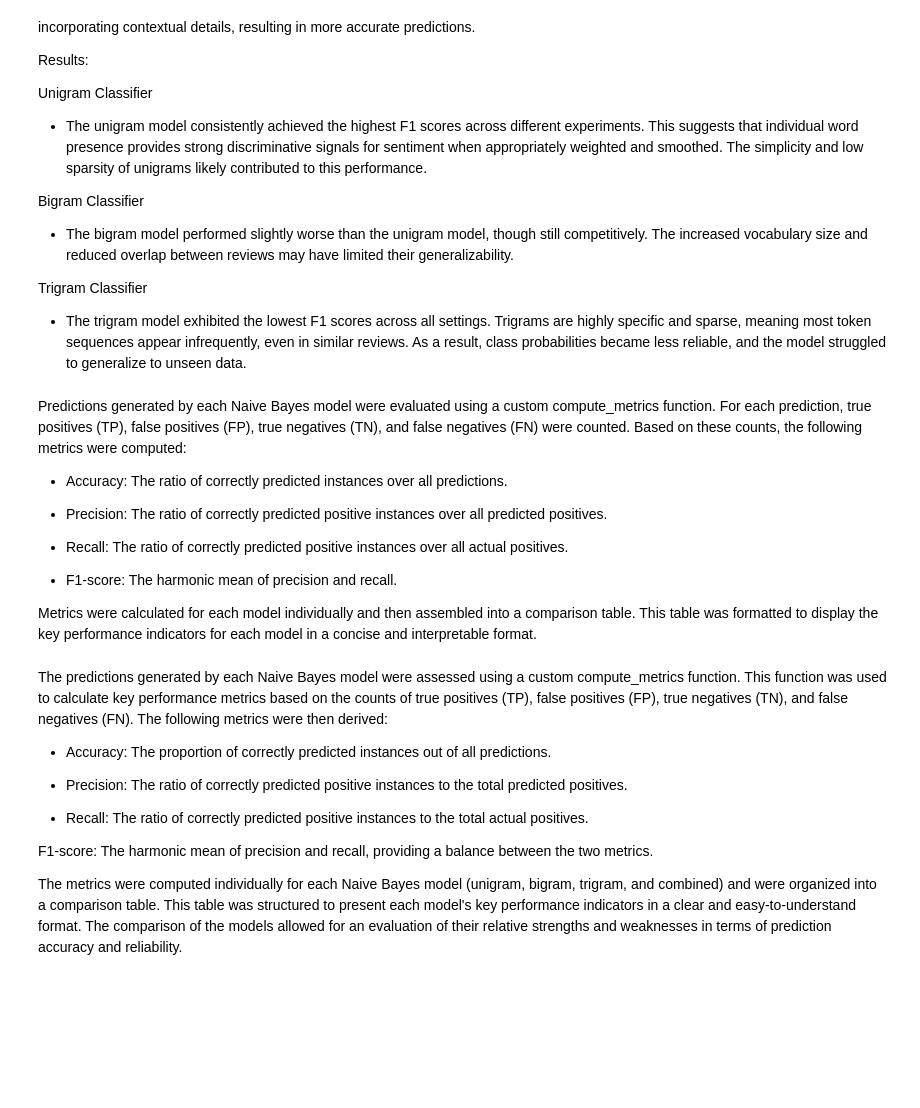
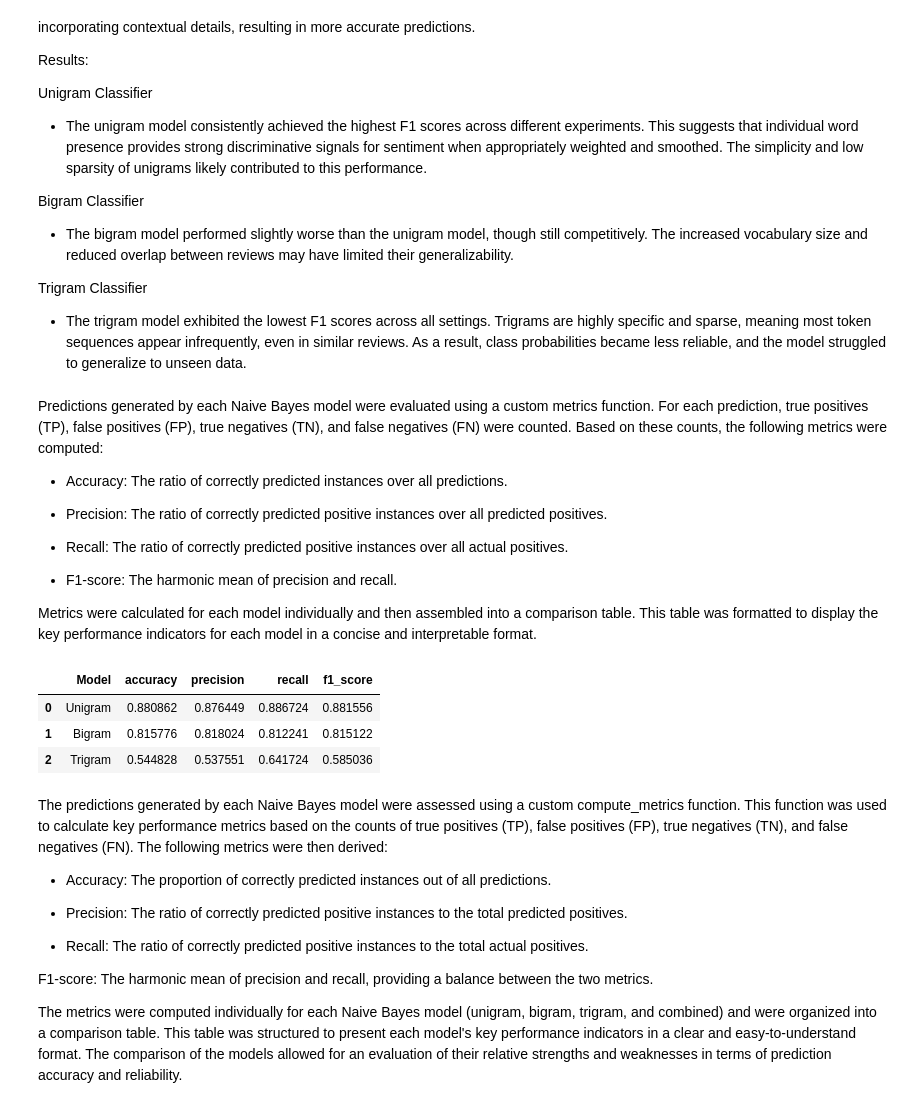
Before and after one commit to zeynepcetin589/ML_Assignment3, a Jupyter notebook: pa3.ipynb, the cells around one changed output. Cells and saved outputs as stored; diff of their text form; code cells hidden in the pictures; blank space fills up the shorter version.

```diff
--- a/pa3.ipynb
+++ b/pa3.ipynb
@@ -101,10 +123,10 @@ To ensure that only significant tokens were retained, the selected stopwords wer
 stopwords = {"i", "me", "my", "myself", "we", "our", "ours", "ourselves", "you", "your", "yours", "yourself", "yourselves", "he", "him", "his", "himself", "she", "her", "hers", "herself", "it", "its", "itself", "they", "them", "their", "theirs", "themselves", "what", "which", "who", "whom", "this", "that", "these", "those", "am", "is", "are", "was", "were", "be", "been", "being", "have", "has", "had", "having", "do", "does", "did", "doing", "a", "an", "the", "and", "but", "if", "or", "because", "as", "until", "while", "of", "at", "by", "for", "with", "about", "against", "between", "into", "through", "during", "before", "after", "above", "below", "to", "from", "up", "down", "in", "out", "on", "off", "over", "under", "again", "further", "then", "once", "here", "there", "when", "where", "why", "how", "all", "any", "both", "each", "few", "more", "most", "other", "some", "such", "only", "own", "same", "so", "than", "too", "very", "s", "t", "can", "will", "just", "now"}
 
 
-def remove_stopwords(tokens):
+def remove_stopwords_unigrams(tokens):
     return [token for token in tokens if token not in stopwords]
 
-df['clean_tokens'] = df['Combined'].apply(lambda x: remove_stopwords(tokenize(x, 1)))
+df['clean_tokens'] = df['Combined'].apply(lambda x: remove_stopwords_unigrams(tokenize(x, 1)))
 
 
 def remove_stopwords_from_bigrams(bigrams):
@@ -188,7 +217,7 @@ This strategy performed better than labeling 3-star reviews as positive but stil
 Conclusion:
 The highest classification performance was achieved when 3-star reviews were excluded. This indicates that their inclusion—regardless of whether they were labeled as positive or negative—introduces ambiguity that weakens the sentiment signal. Therefore, for binary sentiment analysis tasks aiming for clear positive/negative separation, it is advisable to remove neutral reviews from the training data.
 # %%
-def label_sentiment(star):
+def star_label(star):
     if star == 1 or star == 2:
         return 0
     elif star == 4 or star == 5:
@@ -196,7 +225,7 @@ def label_sentiment(star):
     else:
         return None
 
-df['Label'] = df['Star'].apply(label_sentiment)
+df['Label'] = df['Star'].apply(star_label)
 df = df.dropna(subset=['Label'])
 # %% [markdown]
 The title and content fields were re-concatenated and stored in the combined text column to ensure that the most up-to-date, cleaned versions of both fields were reflected in the analysis.
@@ -308,7 +337,7 @@ class NaiveBayesClassifier:
                 weight = 1.0 if star == 5 else 0.5
 
             if self.n_gram == 1:
-                tokens = remove_stopwords(tokenize(text, 1))
+                tokens = remove_stopwords_unigrams(tokenize(text, 1))
             elif self.n_gram == 2:
                 tokens = remove_stopwords_from_bigrams(tokenize(text, 2))
             elif self.n_gram == 3:
@@ -326,8 +355,8 @@ class NaiveBayesClassifier:
 
 
         if self.n_gram == 1:
-            title_tokens = remove_stopwords(tokenize(title, 1))
-            content_tokens = remove_stopwords(tokenize(content, 1))
+            title_tokens = remove_stopwords_unigrams(tokenize(title, 1))
+            content_tokens = remove_stopwords_unigrams(tokenize(content, 1))
         elif self.n_gram == 2:
             title_tokens = remove_stopwords_from_bigrams(tokenize(title, 2))
             content_tokens = remove_stopwords_from_bigrams(tokenize(content, 2))
@@ -345,7 +374,7 @@ class NaiveBayesClassifier:
             title_weight = 0.7
             content_weight = 0.3
 
-            def token_log_sum(tokens, weight):
+            def log_sum(tokens, weight):
                 return sum(
                     weight * math.log(
                         (self.class_token_counts[c].get(token if token in self.vocabulary else "<UNK>", 0) + 1)
@@ -354,7 +383,7 @@ class NaiveBayesClassifier:
                     for token in tokens
                 )
 
-            log_prob = log_prior + token_log_sum(title_tokens, title_weight) + token_log_sum(content_tokens, content_weight)
+            log_prob = log_prior + log_sum(title_tokens, title_weight) + log_sum(content_tokens, content_weight)
             class_scores[c] = log_prob
 
 
@@ -362,7 +391,6 @@ class NaiveBayesClassifier:
 
 
 
-#Training
 nb_unigram = NaiveBayesClassifier(n_gram=1)
 nb_bigram = NaiveBayesClassifier(n_gram=2)
 nb_trigram = NaiveBayesClassifier(n_gram=3)
@@ -376,7 +404,7 @@ test_df['pred_uni'] = test_df.apply(lambda row: nb_unigram.predict(row['Title'],
 test_df['pred_bi'] = test_df.apply(lambda row: nb_bigram.predict(row['Title'], row['Content']), axis=1)
 test_df['pred_tri'] = test_df.apply(lambda row: nb_trigram.predict(row['Title'], row['Content']), axis=1)
 # %% [markdown]
-Predictions generated by each Naive Bayes model were evaluated using a custom compute_metrics function. For each prediction, true positives (TP), false positives (FP), true negatives (TN), and false negatives (FN) were counted. Based on these counts, the following metrics were computed:
+Predictions generated by each Naive Bayes model were evaluated using a custom metrics function. For each prediction, true positives (TP), false positives (FP), true negatives (TN), and false negatives (FN) were counted. Based on these counts, the following metrics were computed:
 
 * Accuracy: The ratio of correctly predicted instances over all predictions.
 
@@ -388,7 +416,7 @@ Predictions generated by each Naive Bayes model were evaluated using a custom co
 
 Metrics were calculated for each model individually and then assembled into a comparison table. This table was formatted to display the key performance indicators for each model in a concise and interpretable format.
 # %%
-def compute_metrics(y_true, y_pred):
+def metrics(y_true, y_pred):
     TP = FP = TN = FN = 0
 
     for true, pred in zip(y_true, y_pred):
@@ -397,36 +425,41 @@ def compute_metrics(y_true, y_pred):
         elif true == 0 and pred == 1:
             FP += 1
         elif true == 0 and pred == 0:
             TN += 1
         elif true == 1 and pred == 0:
             FN += 1
 
     accuracy = (TP + TN) / (TP + TN + FP + FN) if TP + TN + FP + FN > 0 else 0
     precision = TP / (TP + FP) if TP + FP > 0 else 0
     recall = TP / (TP + FN) if TP + FN > 0 else 0
     f1 = 2 / (1/precision + 1/recall) if precision + recall > 0 else 0
 
     return {
         "TP": TP, "TN": TN, "FP": FP, "FN": FN,
         "accuracy": accuracy,
         "precision": precision,
         "recall": recall,
         "f1_score": f1
     }
 
 
-metrics_uni = compute_metrics(test_df['Label'].tolist(), test_df['pred_uni'].tolist())
-metrics_bi = compute_metrics(test_df['Label'].tolist(), test_df['pred_bi'].tolist())
-metrics_tri = compute_metrics(test_df['Label'].tolist(), test_df['pred_tri'].tolist())
+metrics_uni = metrics(test_df['Label'].tolist(), test_df['pred_uni'].tolist())
+metrics_bi = metrics(test_df['Label'].tolist(), test_df['pred_bi'].tolist())
+metrics_tri = metrics(test_df['Label'].tolist(), test_df['pred_tri'].tolist())
 
 results_df = pd.DataFrame([
     {"Model": "Unigram", **metrics_uni},
     {"Model": "Bigram", **metrics_bi},
     {"Model": "Trigram", **metrics_tri}
 ])
 
 results_df = results_df[["Model", "accuracy", "precision", "recall", "f1_score"]]
 results_df
+# %% [output]
+|  | Model | accuracy | precision | recall | f1_score |
+| 0 | Unigram | 0.880862 | 0.876449 | 0.886724 | 0.881556 |
+| 1 | Bigram | 0.815776 | 0.818024 | 0.812241 | 0.815122 |
+| 2 | Trigram | 0.544828 | 0.537551 | 0.641724 | 0.585036 |
 # %% [markdown]
 The predictions generated by each Naive Bayes model were assessed using a custom compute_metrics function. This function was used to calculate key performance metrics based on the counts of true positives (TP), false positives (FP), true negatives (TN), and false negatives (FN). The following metrics were then derived:
 
```
Also changed, not shown: parts of 8 cells of this notebook.
